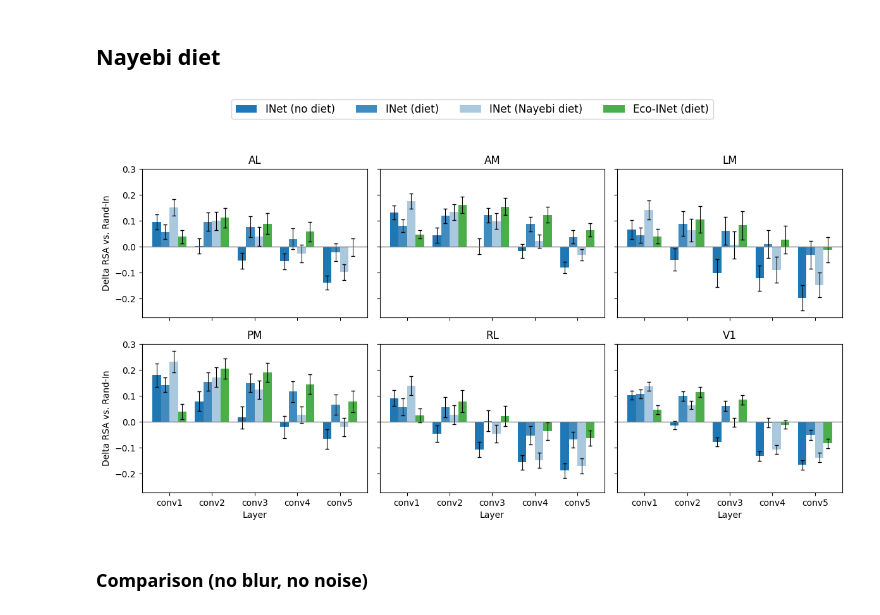
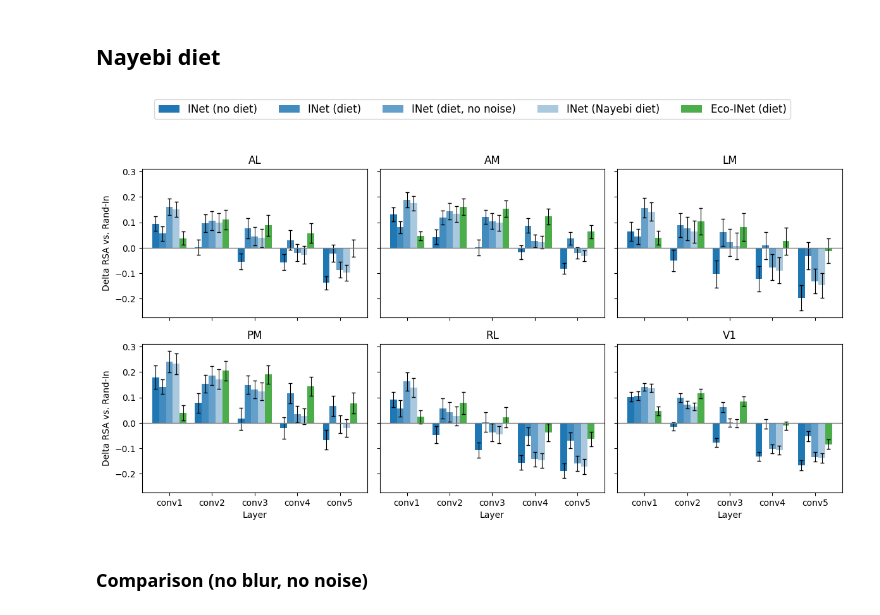
Before and after one commit to giovanni-lucarelli/mice-representation, a Jupyter notebook: neural-mapping/plots.ipynb, the cells around one changed output. Drawn from its saved outputs; the diff is of its cells as text; code cells hidden in the pictures.

```diff
--- a/neural-mapping/plots.ipynb
+++ b/neural-mapping/plots.ipynb
@@ -161,19 +161,20 @@ fig.savefig("./image/inference.jpeg", dpi=300, bbox_inches="tight")
 # %%
 to_plot_rsa = {
     "Rand-In" : model_dfs["Random-no-diet"],
     "INet-In" : model_dfs["ImageNet-no-diet"],
     "INet-Id" : model_dfs["ImageNet-diet"],
+    "INet-Idnn" : model_dfs["ImageNet-diet-no-noise"],
     "INet-Iny" : model_dfs["ImageNet-nayebi-diet"],
     "INet-Td-Id" : model_dfs["inet-td-diet"],
 }
 
 fig, axes = plot_delta_vs_baseline(to_plot_rsa)
 
 plt.show()
 
-fig.savefig("./image/nayebi-diet.jpeg", dpi=300, bbox_inches="tight")
+fig.savefig("../report/image/nayebi-diet.jpeg", dpi=300, bbox_inches="tight")
 # %% [output]
-[figure, old version]
+[figure, new version]
 # %% [markdown]
 ### Comparison (no blur, no noise)
 # %%
```
Also changed, not shown: parts of 6 cells of this notebook, 14 other files.
